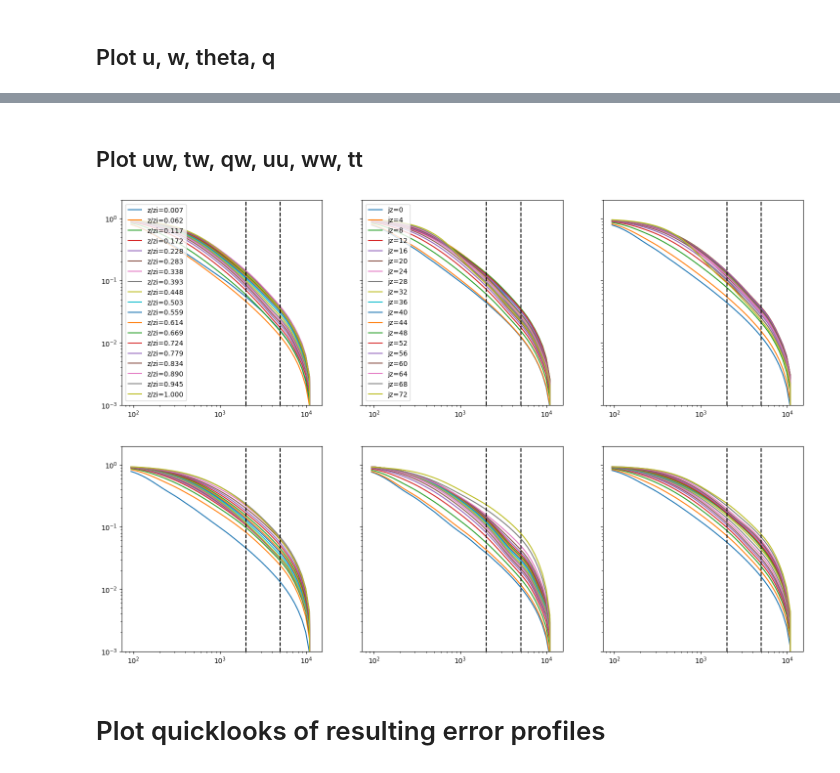
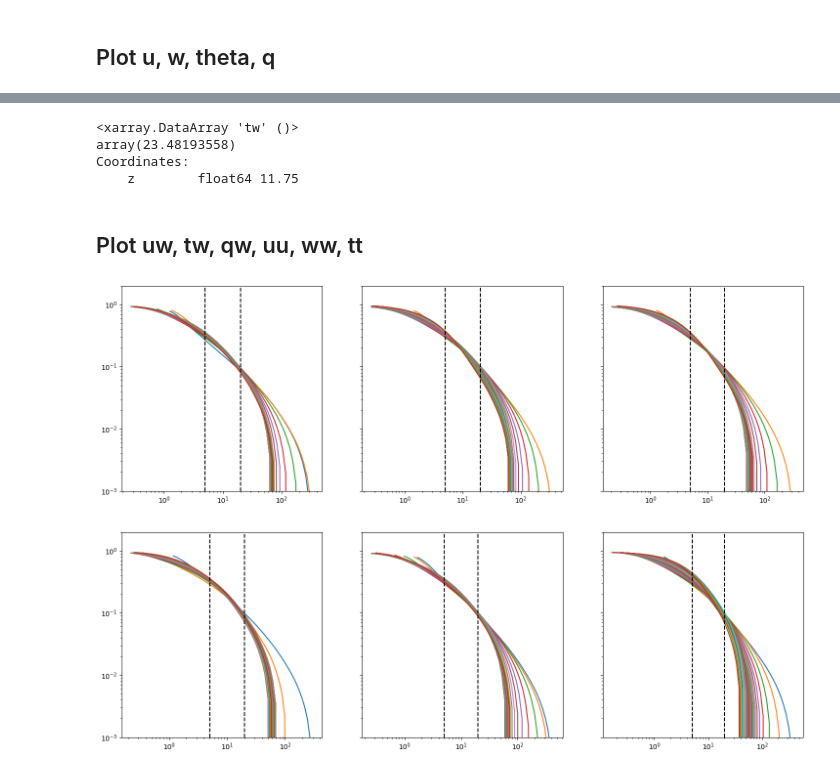
Before and after one commit to Salesky-ABL/LES-utils, a Jupyter notebook: scripts/RFM_test.ipynb, the cells around one changed output, grey strips where cells are left out. Saved outputs shown, nothing was run; the diff lists cells and outputs as text; code cells hidden in the pictures.

```diff
--- a/scripts/RFM_test.ipynb
+++ b/scripts/RFM_test.ipynb
@@ -9,8 +11,10 @@ from matplotlib import pyplot as plt
 # Determine windows for fitting
 ## Load RFM.nc, var4.nc, stats file
 # %%
-dnc = "/home/bgreene/simulations/u15_tw10_qw04_dry3/output/netcdf/"
-s = load_stats(dnc+"mean_stats_xyt_5-6h_rot.nc", SBL=False)
+dnc = "/home/bgreene/simulations/RFM/u01_tw24_qw10_256/"
+s = load_stats(dnc+"mean_stats_xyt_5-6h.nc")
 RFM_var = xr.load_dataset(dnc+"RFM.nc")
 var4 = xr.load_dataset(dnc+"variances_4_order.nc")
+L = xr.load_dataset(dnc+"lengthscale.nc")
+R = xr.load_dataset(dnc+"autocorr.nc")
 # %% [output]
@@ -22,7 +26,7 @@ fig1, ax1 = plt.subplots(nrows=2, ncols=2, sharey=True, figsize=(12, 12))
 for jz in np.arange(0, s.nzabl, 4):
     # u
     ax1[0,0].loglog(RFM_var.delta_x,
-                    RFM_var.u.isel(z=jz)/s.u_var_rot.isel(z=jz),
+                    RFM_var.u_rot.isel(z=jz)/s.u_var_rot.isel(z=jz),
                     label=f"z/zi={(s.z[jz]/s.h).values:4.3f}")
     # w
     ax1[0,1].loglog(RFM_var.delta_x,
@@ -36,10 +40,18 @@ for jz in np.arange(0, s.nzabl, 4):
                     RFM_var.q.isel(z=jz)/s.q_var.isel(z=jz))
 
 ax1[0,0].set_ylim([1e-3, 2e0])
-ax1[0,0].legend(loc="center left")
-ax1[0,1].legend(loc="center left")
-dx_fit_1 = [2000, 5000]
+
+# ax1[0,0].set_ylim([1e1, 1e3])
+# ax1[0,0].legend(loc="center left")
+# ax1[0,1].legend(loc="center left")
+# dx_fit_1 = np.array([500, 2000]) #* s.u_mean_rot[64].values
+dx_fit_1 = np.array([200, 1000]) #* s.u_mean_rot[64].values
 for iax in ax1.flatten():
     iax.axvline(dx_fit_1[0], c="k", ls="--")
     iax.axvline(dx_fit_1[1], c="k", ls="--")
+
+# -1 power law
+xx = np.array([1e2, 1e4])
+yy = 300 * xx ** -1
+# ax1[0,0].loglog(xx, yy, "c")
 # %% [output]
@@ -47,37 +80,42 @@ for iax in ax1.flatten():
+# %%
+R.tw.isel(z=1, x=range(2)).integrate("x")
+# %% [output]
+<xarray.DataArray 'tw' ()>
+array(23.48193558)
+Coordinates:
+    z        float64 11.75
 # %% [markdown]
 ## Plot uw, tw, qw, uu, ww, tt
 # %%
 fig1, ax1 = plt.subplots(nrows=2, ncols=3, sharey=True, figsize=(18, 12))
 for jz in np.arange(0, s.nzabl, 4):
     # uw
-    ax1[0,0].loglog(RFM_var.delta_x,
+    ax1[0,0].loglog(RFM_var.delta_x/L.uw.isel(z=jz),
                     RFM_var.uw.isel(z=jz)/var4.uwuw_var.isel(z=jz),
                     label=f"z/zi={(s.z[jz]/s.h).values:4.3f}")
     # tw
-    ax1[0,1].loglog(RFM_var.delta_x,
+    ax1[0,1].loglog(RFM_var.delta_x/L.tw.isel(z=jz),
                     RFM_var.tw.isel(z=jz)/var4.twtw_var.isel(z=jz),
                     label=f"jz={jz}")
     # qw
-    ax1[0,2].loglog(RFM_var.delta_x,
+    ax1[0,2].loglog(RFM_var.delta_x/L.qw.isel(z=jz),
                     RFM_var.qw.isel(z=jz)/var4.qwqw_var.isel(z=jz))
     # uu
-    ax1[1,0].loglog(RFM_var.delta_x,
+    ax1[1,0].loglog(RFM_var.delta_x/L.uu.isel(z=jz),
                     RFM_var.uu.isel(z=jz)/var4.uuuu_var.isel(z=jz))
     # ww
-    ax1[1,1].loglog(RFM_var.delta_x,
+    ax1[1,1].loglog(RFM_var.delta_x/L.ww.isel(z=jz),
                     RFM_var.ww.isel(z=jz)/var4.wwww_var.isel(z=jz))
     # tt
-    ax1[1,2].loglog(RFM_var.delta_x,
+    ax1[1,2].loglog(RFM_var.delta_x/L.tt.isel(z=jz),
                     RFM_var.tt.isel(z=jz)/var4.tttt_var.isel(z=jz))
 
 ax1[0,0].set_ylim([1e-3, 2e0])
-ax1[0,0].legend(loc="center left")
-ax1[0,1].legend(loc="center left")
-dx_fit_2 = [2000, 5000]
+# ax1[0,0].legend(loc="center left")
+# ax1[0,1].legend(loc="center left")
+dx_fit_2 = [5, 20]
 for iax in ax1.flatten():
     iax.axvline(dx_fit_2[0], c="k", ls="--")
     iax.axvline(dx_fit_2[1], c="k", ls="--")
 # %% [output]
-[figure, old version]
+[figure, new version]
-# %% [markdown]
-# Plot quicklooks of resulting error profiles
```
Also changed, not shown: parts of 17 cells of this notebook, 1 other file.
